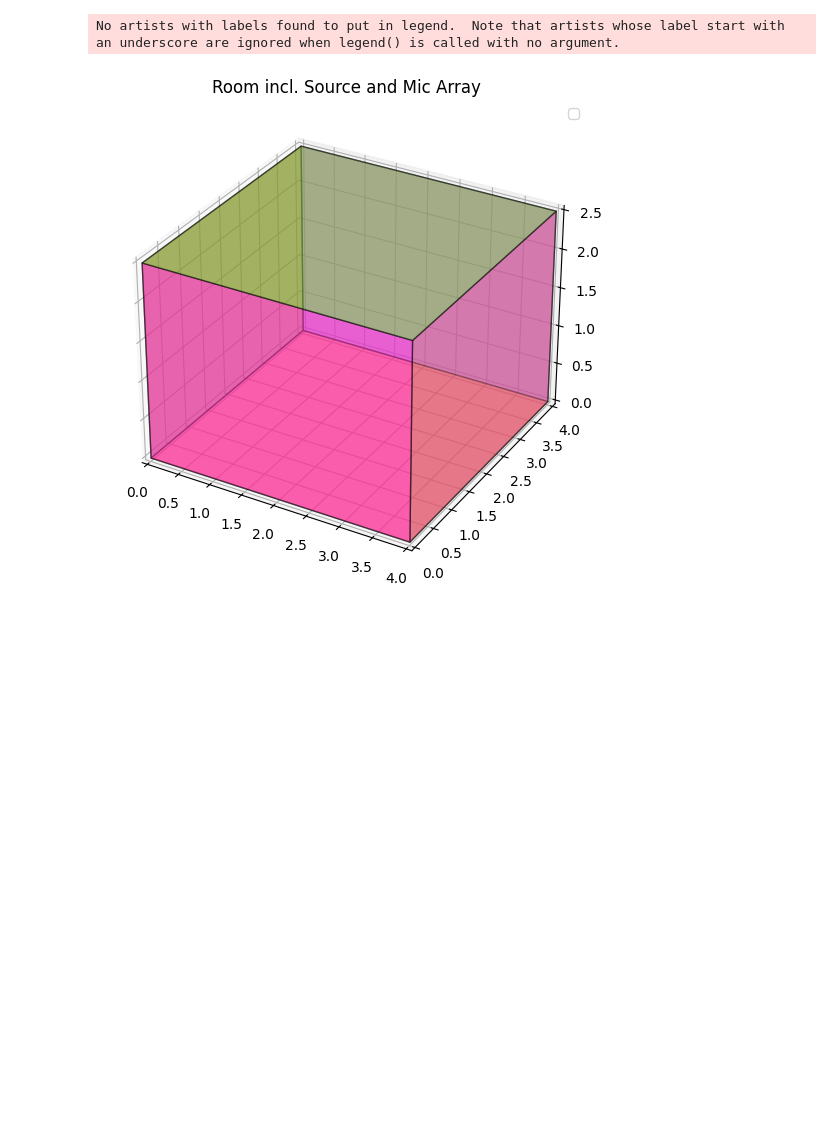
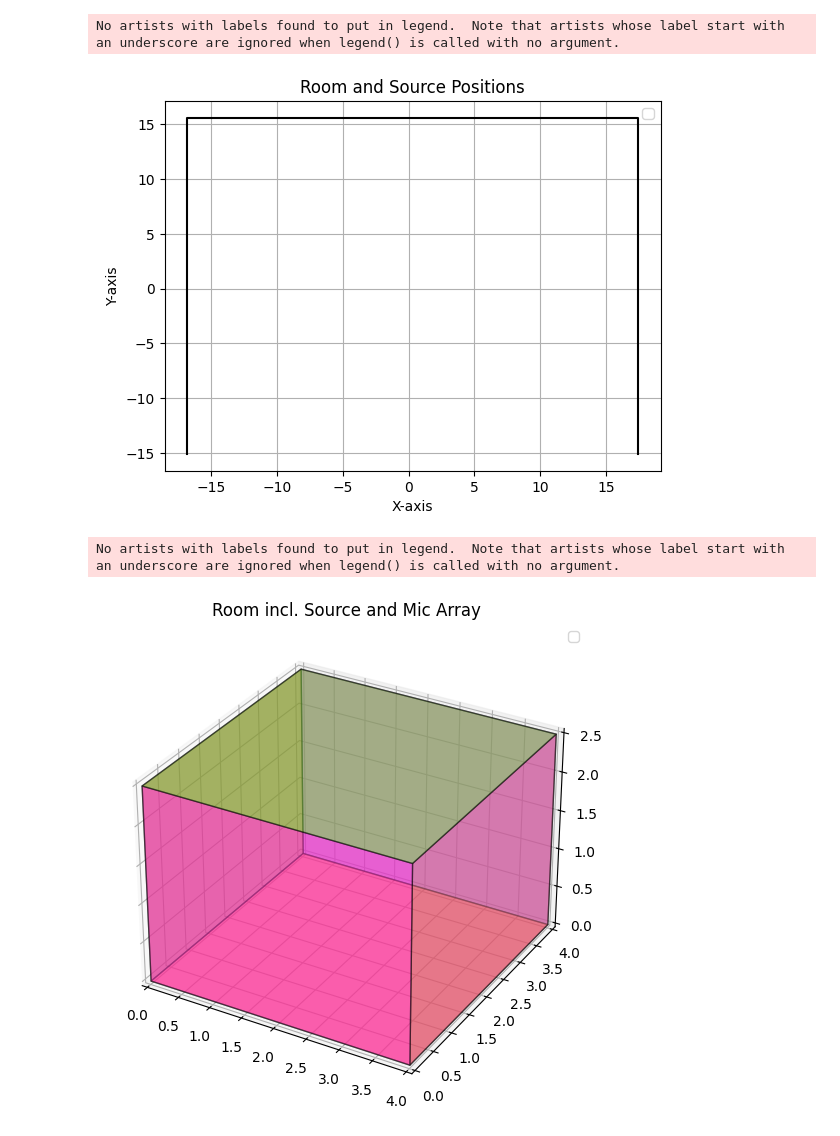
Before and after one commit to YosraGriri/AV-speech-separation, a Jupyter notebook: Simulator/RoomAcoustics/Basics_room_acoustics.ipynb, the cells around one changed output. Drawn from its saved outputs; the diff is of its cells as text; code cells hidden in the pictures; blank space fills up the shorter version.

Commit message:
Adding basic_room_acoustics

```diff
--- a/Simulator/RoomAcoustics/Basics_room_acoustics.ipynb
+++ b/Simulator/RoomAcoustics/Basics_room_acoustics.ipynb
@@ -67,6 +67,31 @@ def simulate_room_with_reverberation(fs,
             raise ValueError("Please provide room corners for the corners model.")
         room = pra.Room.from_corners(room_corners)
     return room
+# %%
+left_wall = np.random.uniform(low=-20, high=-15)
+right_wall = np.random.uniform(low=15, high=20)
+top_wall = np.random.uniform(low=15, high=20)
+bottom_wall = np.random.uniform(low=-20, high=-15)
+corners = np.array([[left_wall, bottom_wall], [left_wall, top_wall],
+                    [right_wall, top_wall], [right_wall, bottom_wall]]).T
+absorption = np.random.uniform(low=0.1, high=0.99)
+room = pra.Room.from_corners(corners,
+                             fs=16000,
+                             max_order=10,
+                             absorption=absorption)
+plt.figure()
+plt.plot(corners[0, :], corners[1, :], 'k-')  # Plot walls
+#plt.scatter([voice_loc[0] for voice_loc in voice_positions],
+               # [voice_loc[1] for voice_loc in voice_positions], color='r', marker='o', label='Voice')
+plt.title('Room and Source Positions')
+plt.xlabel('X-axis')
+plt.ylabel('Y-axis')
+plt.legend()
+plt.grid(True)
+plt.show()
+# %% [output]
+No artists with labels found to put in legend.  Note that artists whose label start with an underscore are ignored when legend() is called with no argument.
+[figure, added]
 # %%
 #Room impulse response (RIR) generation and propagation simulation
 # specify signal source
```
